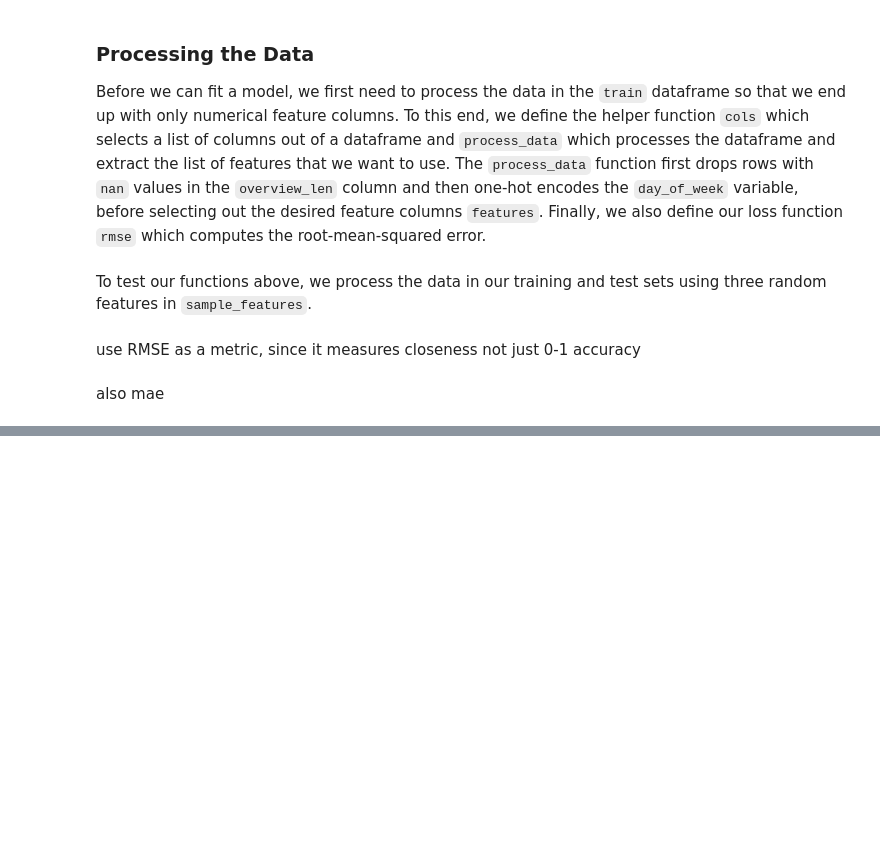
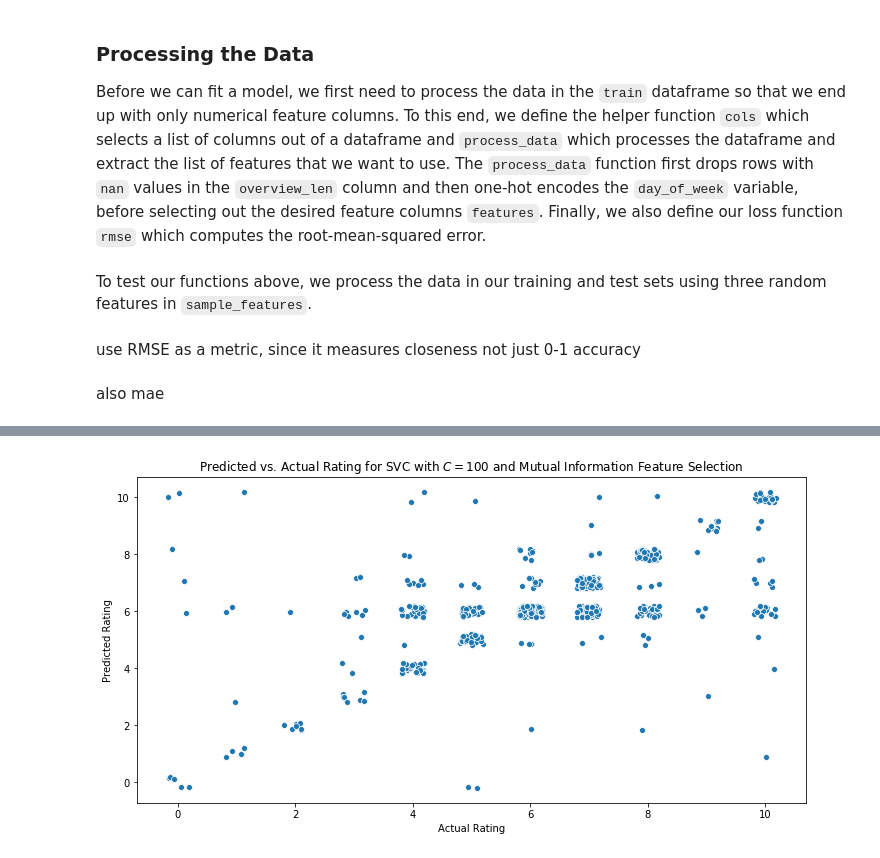
Before and after one commit to chrispyles/honors-thesis, a Jupyter notebook: notebooks/linear-regression-model.ipynb, the cells around one changed output, grey strips where cells are left out. Cells and saved outputs as stored; diff of their text form; code cells hidden in the pictures; blank space fills up the shorter version.

```diff
--- a/notebooks/linear-regression-model.ipynb
+++ b/notebooks/linear-regression-model.ipynb
@@ -533,5 +98,0 @@ To test our newly chosen features, we process the `train` and `test` dataframes
-# %%
-X_train, y_train = process_data(train, stochastic_features)
-X_test, y_test = process_data(test, stochastic_features)
-
-run_lin_reg(X_train, y_train, X_test, y_test)
@@ -546,5 +98,0 @@ For the last portion of this notebook, we want to see if using Ridge Regression
-# %%
-kf = KFold(n_splits = 5)
-ridge = lm.RidgeCV(alphas = [0.0001, 0.001, 0.01, 0.1, 1, 10, 100, 1000, 10000], cv = kf, normalize=True)
-ridge.fit(X_train, y_train)
-print("alpha: {:.3f}".format(ridge.alpha_))
@@ -583,0 +99,5 @@ Despite all of the feature engineering that we've done, we can't get an RMSE low
+# %%
+def select_features(selector):
+    if selector is None:
+        return X_train.columns
+    return X_train.columns[SelectKBest(selector).fit(X_train, y_train).get_support()]
@@ -583,0 +266,16 @@ Despite all of the feature engineering that we've done, we can't get an RMSE low
+# %%
+selected_X_train  = X_train[select_features(lambda X, y: mutual_info_classif(X, y, random_state=42))]
+model = SVC(random_state=42, C=100)
+model.fit(selected_X_train, y_train)
+y_pred = model.predict(X_test[select_features(lambda X, y: mutual_info_classif(X, y, random_state=42))])
+# %%
+plt.figure(figsize=[12,6])
+x_jitter = np.random.uniform(-0.2, 0.2, len(y_test))
+y_jitter = np.random.uniform(-0.2, 0.2, len(y_test))
+sns.scatterplot(y_test + x_jitter, y_pred + y_jitter)
+plt.xlabel("Actual Rating")
+plt.ylabel("Predicted Rating")
+plt.title(r"Predicted vs. Actual Rating for SVC with $C=100$ and Mutual Information Feature Selection")
+plt.savefig("../figures/no_poster_test_results.png");
+# %% [output]
+[figure, added]
```
Also changed, not shown: parts of 74 cells of this notebook, 5 other files.
